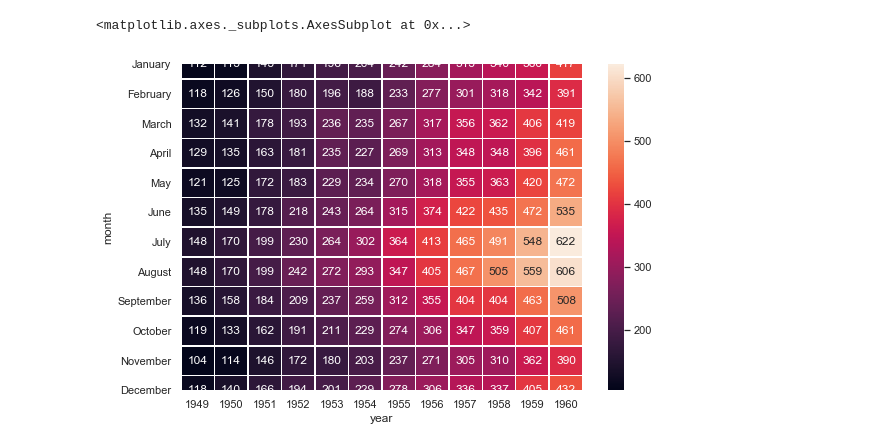
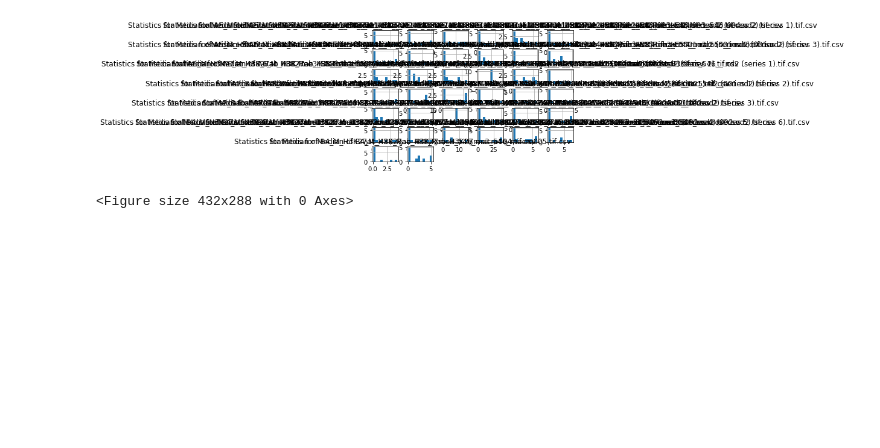
Before and after one commit to Yishaiaz/PyCollac, a Jupyter notebook: initial_tests.ipynb, the cells around one changed output. Saved outputs shown, nothing was run; the diff lists cells and outputs as text; code cells hidden in the pictures; blank space fills up the shorter version.

Commit message:
updates to neighbor counts and ripleys function

```diff
--- a/initial_tests.ipynb
+++ b/initial_tests.ipynb
@@ -49,6 +7,0 @@ math.degrees(math.acos(0))
-# %%
-center_spot = (400, 200)
-radius = 100
-distances_between_center_and_all_typeB = np.sqrt(np.power(center_spot[0] - red_channel["X"], 2, dtype="float") + np.power(center_spot[1] - red_channel["Y"], 2, dtype="float"))
-green_channel.loc[pd.DataFrame(list(red_channel.index)).isin(distances_between_center_and_all_typeB[distances_between_center_and_all_typeB<radius]._index[1])]
-# green_channel[green_channel['Z']==1].head()
@@ -119,10 +8,45 @@ KeyboardInterrupt:
-# %%
-import seaborn as sns
-sns.set()
-flights_long = sns.load_dataset("flights")
-flights = flights_long.pivot("month", "year", "passengers")
-f, ax = plt.subplots(figsize=(9, 6))
-sns.heatmap(flights, annot=True, fmt="d", linewidths=.5, ax=ax)
-# %% [output]
-<matplotlib.axes._subplots.AxesSubplot at 0x...>
-[figure, removed]
+# %%
+MAIN_DIR_NAME = "/Users/yishaiazabary/Desktop/University/DNA Deformat proteins research/extractedStatistics/"
+RADIIS = np.array(list(range(0,2001, 200)))
+# %%
+def count_neighbors_in_radii(first_channel:pd.DataFrame, second_channel:pd.DataFrame):
+    ans = np.zeros(shape=(len(RADIIS)))
+    spots_radii_object_count = pd.DataFrame(columns=['spotID', 'radius', 'objectInRadius'])
+    for index, single_spot in first_channel.iterrows():
+        total_amount_of_second_spots = len(first_channel)
+        distance_to_second_spots = np.sqrt(np.power(single_spot['X'] - second_channel_objects['X'], 2) + np.power(single_spot['Y'] - second_channel_objects['Y'], 2))
+        for radii_index in range(len(RADIIS)-1):
+             spots_radii_object_count = pd.concat([spots_radii_object_count, pd.DataFrame({"spotID":[index], 'radius':[RADIIS[radii_index]],"objectInRadius": [len(distance_to_second_spots.values[(distance_to_second_spots.values >= RADIIS[radii_index])&(distance_to_second_spots.values < RADIIS[radii_index + 1])])]})])
+    # averaging the number of spots in each radius
+    for idx, radius in enumerate(RADIIS):
+        spots_in_radii = spots_radii_object_count[spots_radii_object_count['radius']==radius]['objectInRadius'].values
+        ans[idx] = np.mean([0] if len(spots_in_radii)==0 else spots_in_radii)
+
+    return ans
+
+
+files_objects_in_radiis_average = dict()
+path_to_all_channels_dirs = MAIN_DIR_NAME
+channels_dirs = [dir_name[0]+"/" for dir_name in os.walk(path_to_all_channels_dirs)][1:]
+channel1FilesList = [file_path[2] for file_path in os.walk(channels_dirs[0])][0]
+channel1FilesList.remove('.DS_Store')
+channel2FilesLisr = [file_path[2] for file_path in os.walk(channels_dirs[1])][0]
+channel2FilesLisr.remove('.DS_Store')
+for file_ctr in range(len(channel1FilesList)):
+    # Green to red
+    first_channel_objects = pd.read_csv(channels_dirs[0]+channel1FilesList[file_ctr]).loc[:, ['X', 'Y', 'Z']]
+    first_channel_objects = first_channel_objects[(first_channel_objects['Z'] >= 2) & (first_channel_objects['Z'] < 3)]
+    # z_levels = first_channel_objects['Z'].astype('int').unique()
+    second_channel_objects = pd.read_csv(channels_dirs[1]+channel2FilesLisr[file_ctr]).loc[:, ['X', 'Y', 'Z']]
+    second_channel_objects = second_channel_objects[(first_channel_objects['Z'] >= 2) & (second_channel_objects['Z'] < 3)]
+
+    #count neighbors in radius
+    temp = count_neighbors_in_radii(first_channel_objects, second_channel_objects)
+    files_objects_in_radiis_average[channel1FilesList[file_ctr]] = temp
+
+pd.DataFrame(files_objects_in_radiis_average).hist()
+plt.show()
+plt.savefig('test.png', dpi=300)
+# %% [output]
+[figure, added]
+<Figure size 432x288 with 0 Axes>
```
Also changed, not shown: parts of 8 cells of this notebook, 3 other files.
